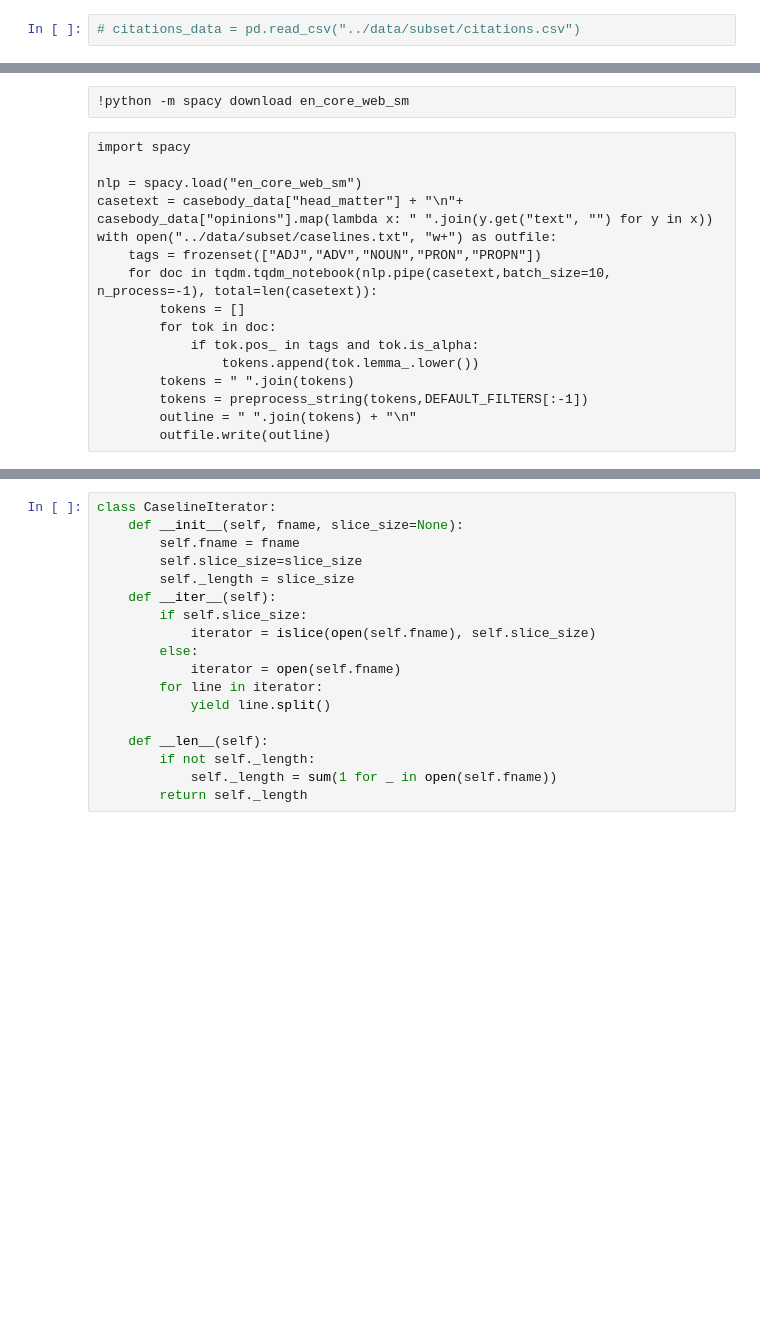
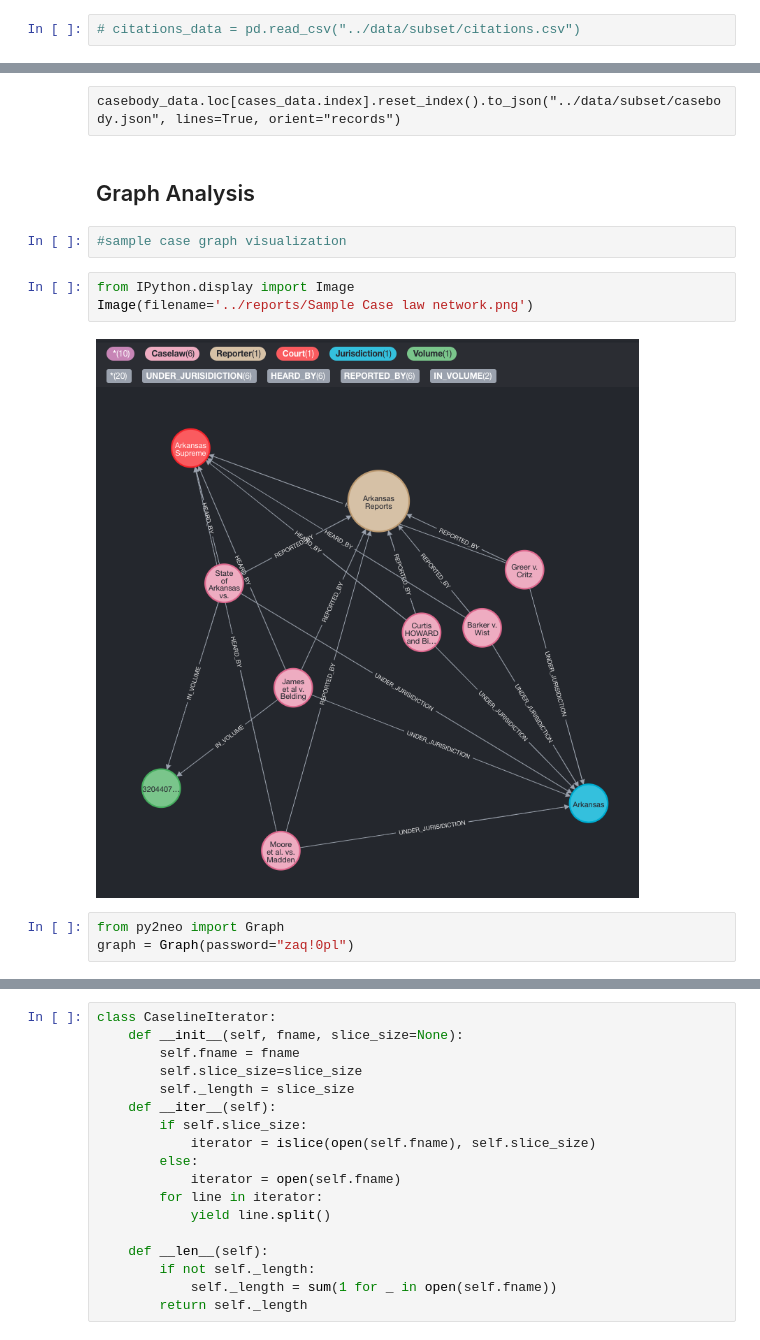
Before and after one commit to parambharat/cs109b-grp9-final-project, a Jupyter notebook: notebooks/data_wrangling.ipynb, the cells around one changed output, grey strips where cells are left out. Saved outputs shown, nothing was run; the diff lists cells and outputs as text; blank space fills up the shorter version.

```diff
--- a/notebooks/data_wrangling.ipynb
+++ b/notebooks/data_wrangling.ipynb
@@ -393,18 +382,14 @@ First we parse the text using spacy and retain only words that are tagged as `Ad
-# %% [raw]
-!python -m spacy download en_core_web_sm
-# %% [raw]
-import spacy
-
-nlp = spacy.load("en_core_web_sm")
-casetext = casebody_data["head_matter"] + "\n"+ casebody_data["opinions"].map(lambda x: " ".join(y.get("text", "") for y in x))
-with open("../data/subset/caselines.txt", "w+") as outfile:
-    tags = frozenset(["ADJ","ADV","NOUN","PRON","PROPN"])
-    for doc in tqdm.tqdm_notebook(nlp.pipe(casetext,batch_size=10, n_process=-1), total=len(casetext)):
-        tokens = []
-        for tok in doc:
-            if tok.pos_ in tags and tok.is_alpha:
-                tokens.append(tok.lemma_.lower())
-        tokens = " ".join(tokens)
-        tokens = preprocess_string(tokens,DEFAULT_FILTERS[:-1])
-        outline = " ".join(tokens) + "\n"
-        outfile.write(outline)
+# %% [raw]
+casebody_data.loc[cases_data.index].reset_index().to_json("../data/subset/casebody.json", lines=True, orient="records")
+# %% [markdown]
+## Graph Analysis
+# %%
+#sample case graph visualization
+# %%
+from IPython.display import Image
+Image(filename='../reports/Sample Case law network.png')
+# %% [output]
+[figure, added]
+# %%
+from py2neo import Graph
+graph = Graph(password="zaq!0pl")
```
Also changed, not shown: parts of 39 cells of this notebook.
